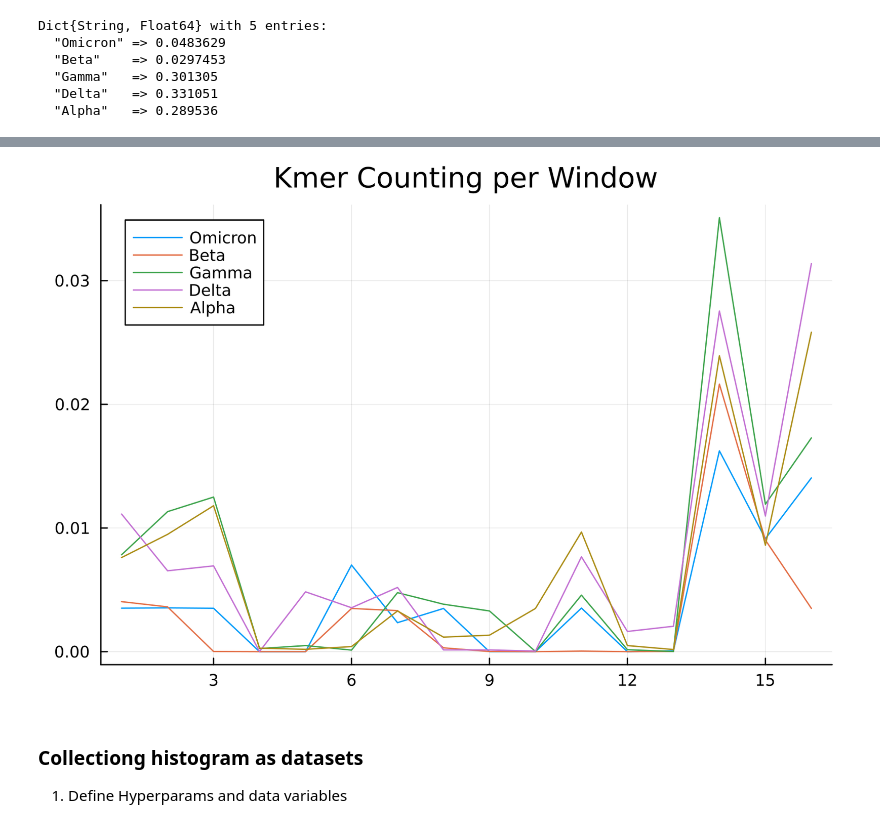
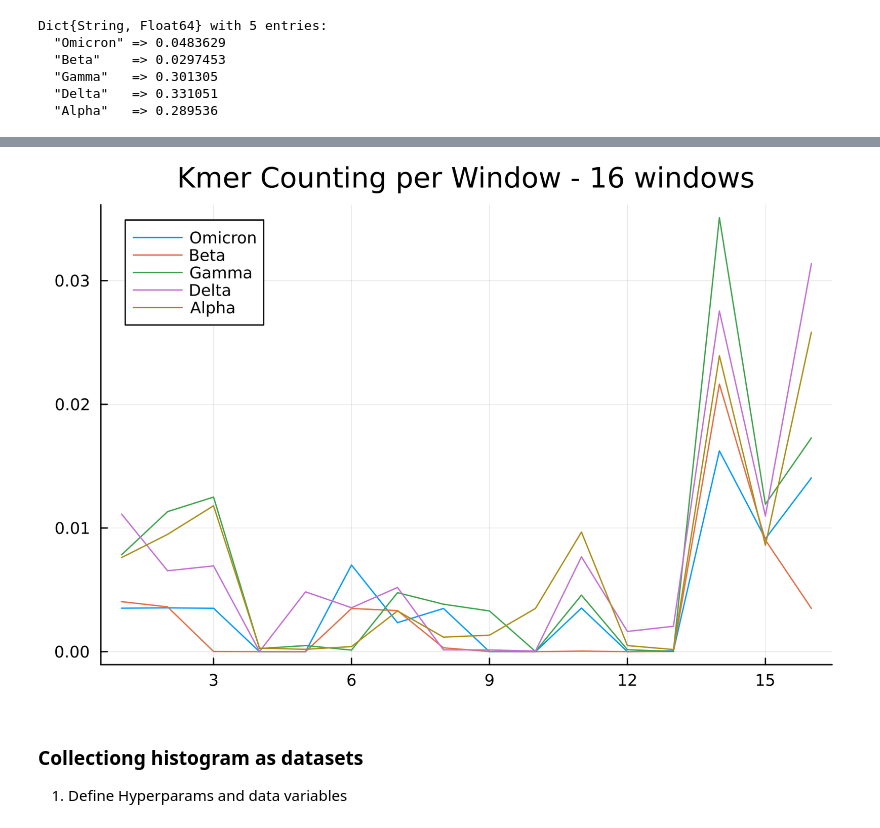
Before and after one commit to SALIPE/genomic-extractor, a Jupyter notebook: notebooks/wdwclassifier.ipynb, the cells around one changed output, grey strips where cells are left out. Cells and saved outputs as stored; diff of their text form; code cells hidden in the pictures.

```diff
--- a/notebooks/wdwclassifier.ipynb
+++ b/notebooks/wdwclassifier.ipynb
@@ -61,15 +53,14 @@ model.regions = [(1, 1492), (1545, 4592), (4728, 7387), (7644, 8097), (8172, 932
 # %%
 
-plt = plot(title="Kmer Counting per Window", dpi=300)
+plt = plot(title="Kmer Counting per Window - $(length(model.regions)) windows", dpi=300)
 
 for (class, distribution) in  model.class_string_probs
     plot!(plt,distribution, label=class)
 end
-
 plot(plt)
 # savefig("kmer_count_per_window.pdf")
 # %% [output]
-[figure, old version]
+[figure, new version]
 # %% [markdown]
 ### Collectiong histogram as datasets
 
```
Also changed, not shown: parts of 2 cells of this notebook, 2 other files.
